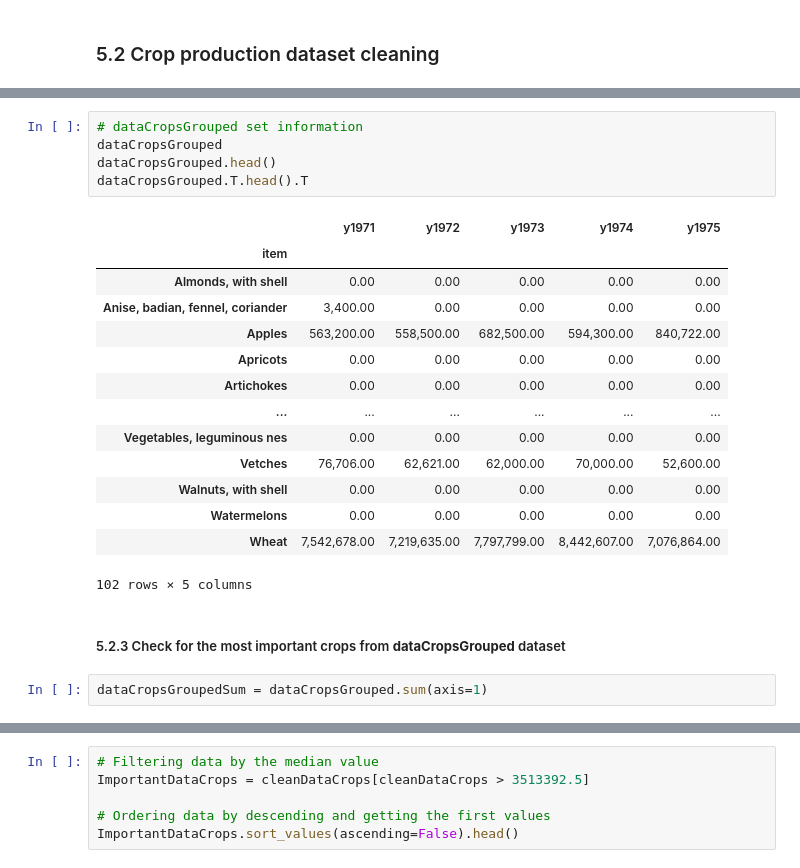
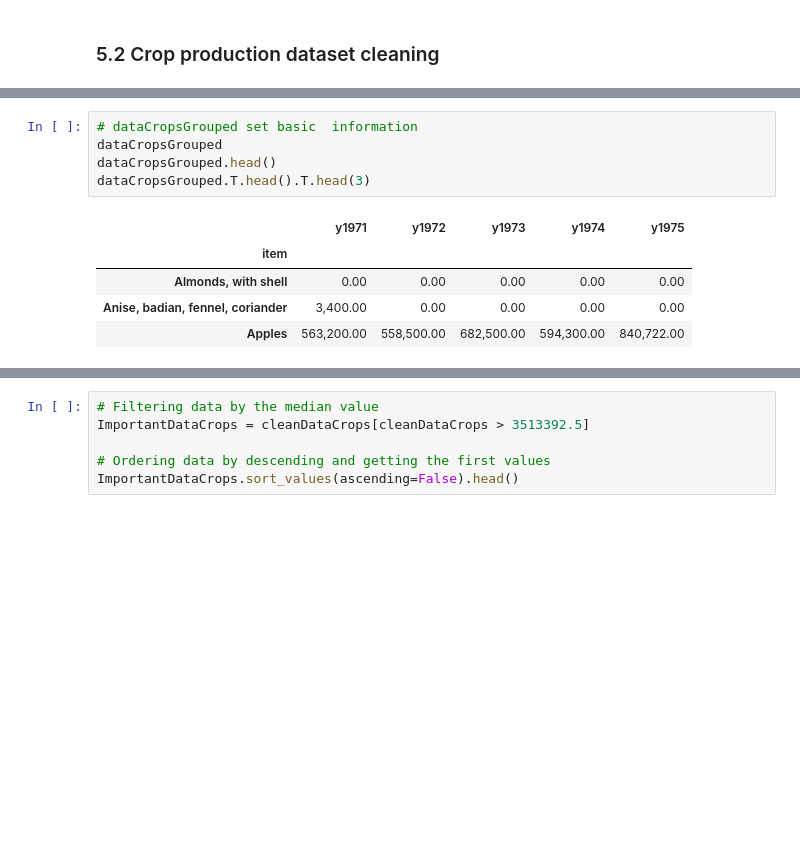
Before and after one commit to Alejandro-github-mx/statistics-projects, a Jupyter notebook: 2022-02-28-statistics-homework-FoodCC-Poland.ipynb, the cells around one changed output, grey strips where cells are left out. Drawn from its saved outputs; the diff is of its cells as text; blank space fills up the shorter version.

```diff
--- a/2022-02-28-statistics-homework-FoodCC-Poland.ipynb
+++ b/2022-02-28-statistics-homework-FoodCC-Poland.ipynb
@@ -202,25 +121,12 @@ dataCropsGrouped = data_crops.groupby(["item"]).sum()
 dataCropsGrouped = dataCropsGrouped.drop(columns=["area_code", "item_code", "element_code"])
 # %%
-# dataCropsGrouped set information
+# dataCropsGrouped set basic  information
 dataCropsGrouped
 dataCropsGrouped.head()
-dataCropsGrouped.T.head().T
+dataCropsGrouped.T.head().T.head(3)
 # %% [output]
 |  | y1971 | y1972 | y1973 | y1974 | y1975 |
 | item |  |  |  |  |  |
 | Almonds, with shell | 0.00 | 0.00 | 0.00 | 0.00 | 0.00 |
 | Anise, badian, fennel, coriander | 3,400.00 | 0.00 | 0.00 | 0.00 | 0.00 |
 | Apples | 563,200.00 | 558,500.00 | 682,500.00 | 594,300.00 | 840,722.00 |
-| Apricots | 0.00 | 0.00 | 0.00 | 0.00 | 0.00 |
-| Artichokes | 0.00 | 0.00 | 0.00 | 0.00 | 0.00 |
-| ... | ... | ... | ... | ... | ... |
-| Vegetables, leguminous nes | 0.00 | 0.00 | 0.00 | 0.00 | 0.00 |
-| Vetches | 76,706.00 | 62,621.00 | 62,000.00 | 70,000.00 | 52,600.00 |
-| Walnuts, with shell | 0.00 | 0.00 | 0.00 | 0.00 | 0.00 |
-| Watermelons | 0.00 | 0.00 | 0.00 | 0.00 | 0.00 |
-| Wheat | 7,542,678.00 | 7,219,635.00 | 7,797,799.00 | 8,442,607.00 | 7,076,864.00 |
-102 rows × 5 columns
-# %% [markdown]
-##### 5.2.3 Check for the most important crops from **dataCropsGrouped** dataset
-# %%
-dataCropsGroupedSum = dataCropsGrouped.sum(axis=1)
```
Also changed, not shown: parts of 77 cells of this notebook.
